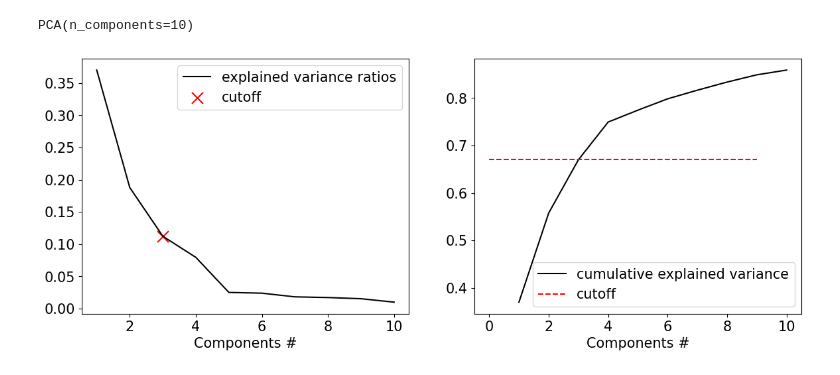
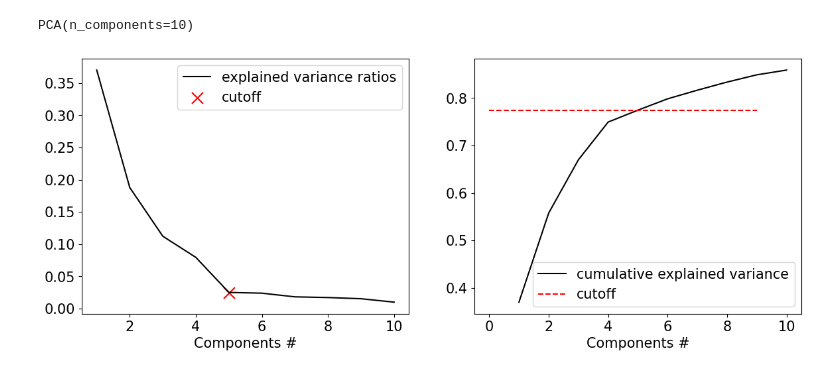
Before and after one commit to gdederichs/NSSP_project_1, a Jupyter notebook: pc_analysis.ipynb, the cells around one changed output. Cells and saved outputs as stored; diff of their text form; code cells hidden in the pictures.

Commit message:
pc analysis with diff smoothing and thresh

```diff
--- a/pc_analysis.ipynb
+++ b/pc_analysis.ipynb
@@ -74,26 +74,26 @@ PCA(n_components=10)
 # %%
 fig, ax = plt.subplots(1, 2, figsize=(14,5))
 
 ratios = pca.explained_variance_ratio_
 cumulative_ratios = np.cumsum(pca.explained_variance_ratio_)
 
 
 thresh_dict = dict(zip(np.arange(1, len(cumulative_ratios)+1), cumulative_ratios))
-thresh = 0.65
+thresh = 0.75
 idxs = [idx for idx, val in thresh_dict.items() if val > thresh]
 nb_clusters = idxs[0]
 
 ax[0].plot(np.arange(1, len(ratios)+1), ratios, label='explained variance ratios', c='k')
 ax[0].scatter([nb_clusters], [ratios[nb_clusters-1]], [150], marker='x', color='r', label='cutoff')
 ax[1].plot(np.arange(1, len(cumulative_ratios)+1), cumulative_ratios, label='cumulative explained variance', c='k')
 ax[1].hlines(y=cumulative_ratios[nb_clusters-1], xmin=0, xmax=len(ratios)-1, linestyle='--', color='r', label='cutoff')
 
 for k in range(2):
     ax[k].set_xlabel('Components #', size=15)
     ax[k].legend(prop={'size':15})
     ax[k].tick_params(axis='both', which='major', labelsize=15)
 # %% [output]
-[figure, old version]
+[figure, new version]
 # %%
 pca_dims = np.zeros((nb_clusters,
                      vol_shape[0],
```
Also changed, not shown: parts of 5 cells of this notebook.
